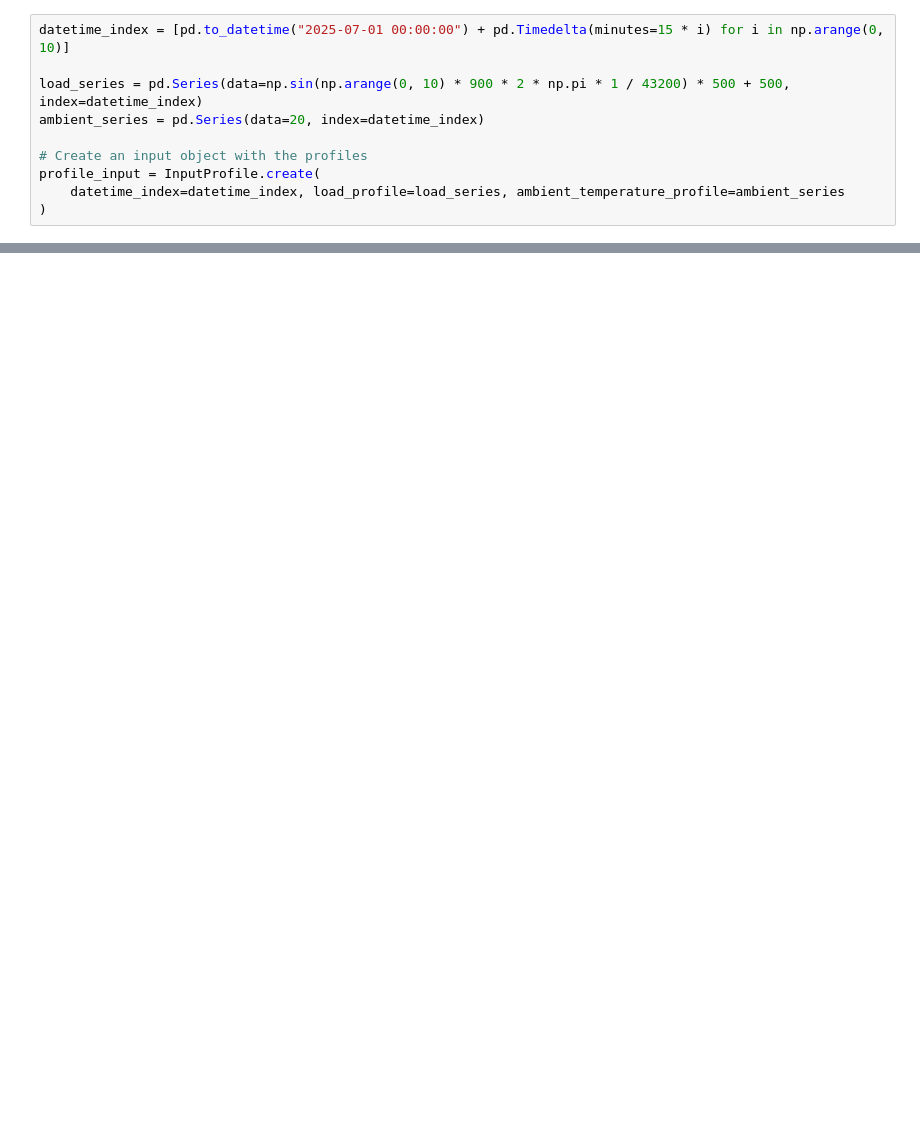
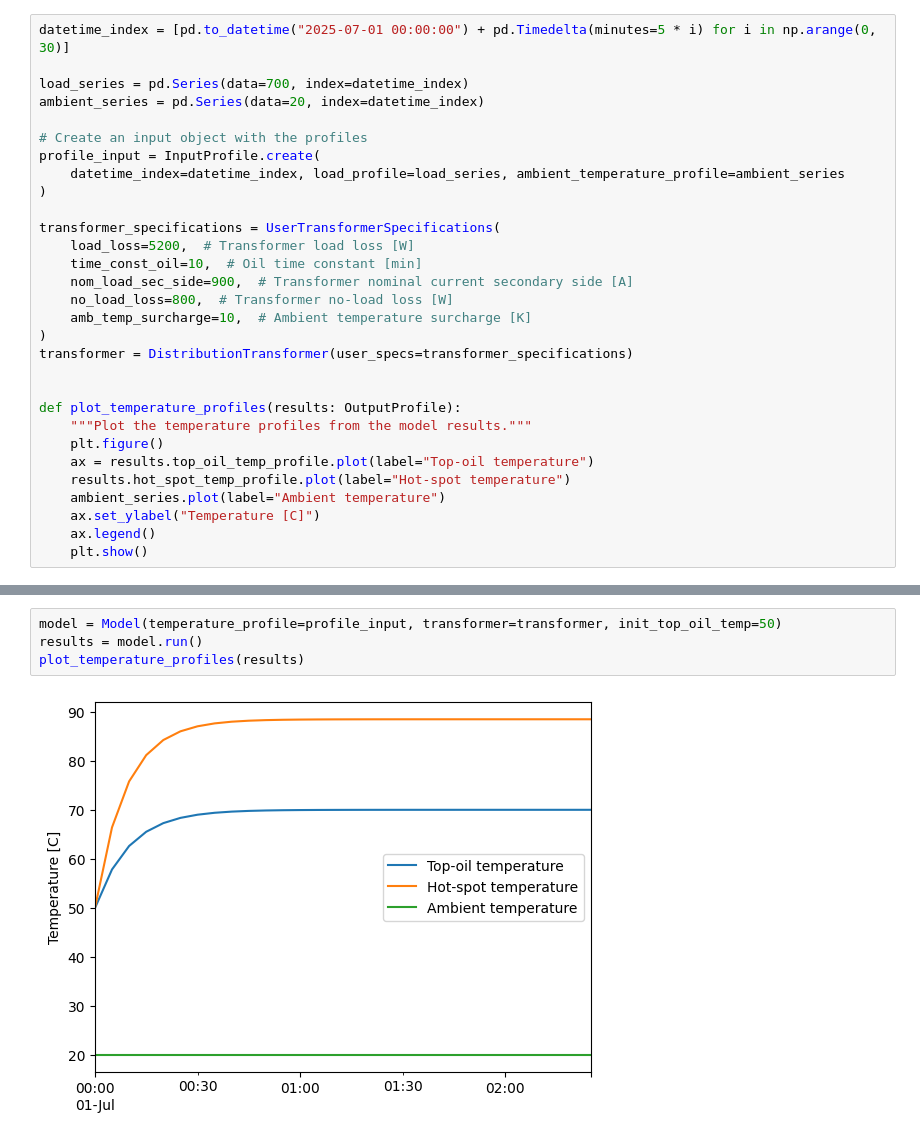
Before and after one commit to alliander-opensource/transformer-thermal-model, a Jupyter notebook: docs/examples/initiate_temperature.ipynb, the cells around one changed output, grey strips where cells are left out. Saved outputs shown, nothing was run; the diff lists cells and outputs as text; blank space fills up the shorter version.

Commit message:
docs: add example notebook for initial top-oil temperature
Signed-off-by: Harm <harm.van.leijen@alliander.com>

```diff
--- a/docs/examples/initiate_temperature.ipynb
+++ b/docs/examples/initiate_temperature.ipynb
@@ -8,11 +16,31 @@ from transformer_thermal_model.schemas import InputProfile, UserTransformerSpeci
 from transformer_thermal_model.transformer import DistributionTransformer
 # %%
-datetime_index = [pd.to_datetime("2025-07-01 00:00:00") + pd.Timedelta(minutes=15 * i) for i in np.arange(0, 10)]
+datetime_index = [pd.to_datetime("2025-07-01 00:00:00") + pd.Timedelta(minutes=5 * i) for i in np.arange(0, 30)]
 
-load_series = pd.Series(data=np.sin(np.arange(0, 10) * 900 * 2 * np.pi * 1 / 43200) * 500 + 500, index=datetime_index)
+load_series = pd.Series(data=700, index=datetime_index)
 ambient_series = pd.Series(data=20, index=datetime_index)
 
 # Create an input object with the profiles
 profile_input = InputProfile.create(
     datetime_index=datetime_index, load_profile=load_series, ambient_temperature_profile=ambient_series
 )
+
+transformer_specifications = UserTransformerSpecifications(
+    load_loss=5200,  # Transformer load loss [W]
+    time_const_oil=10,  # Oil time constant [min]
+    nom_load_sec_side=900,  # Transformer nominal current secondary side [A]
+    no_load_loss=800,  # Transformer no-load loss [W]
+    amb_temp_surcharge=10,  # Ambient temperature surcharge [K]
+)
+transformer = DistributionTransformer(user_specs=transformer_specifications)
+
+
+def plot_temperature_profiles(results: OutputProfile):
+    """Plot the temperature profiles from the model results."""
+    plt.figure()
+    ax = results.top_oil_temp_profile.plot(label="Top-oil temperature")
+    results.hot_spot_temp_profile.plot(label="Hot-spot temperature")
+    ambient_series.plot(label="Ambient temperature")
+    ax.set_ylabel("Temperature [C]")
+    ax.legend()
+    plt.show()
@@ -36,0 +53,6 @@ transformer = DistributionTransformer(user_specs=transformer_specifications)
+# %%
+model = Model(temperature_profile=profile_input, transformer=transformer, init_top_oil_temp=50)
+results = model.run()
+plot_temperature_profiles(results)
+# %% [output]
+[figure, added]
```
Also changed, not shown: parts of 11 cells of this notebook, 2 other files.
